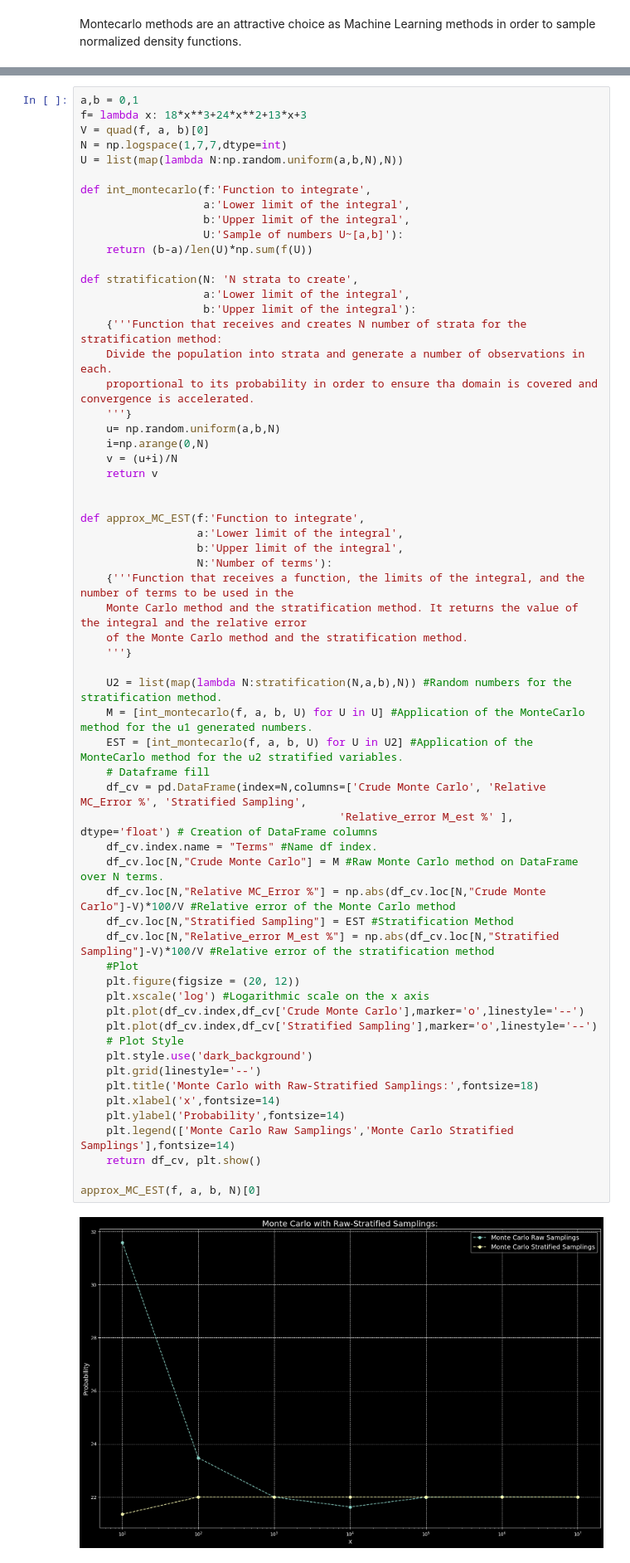
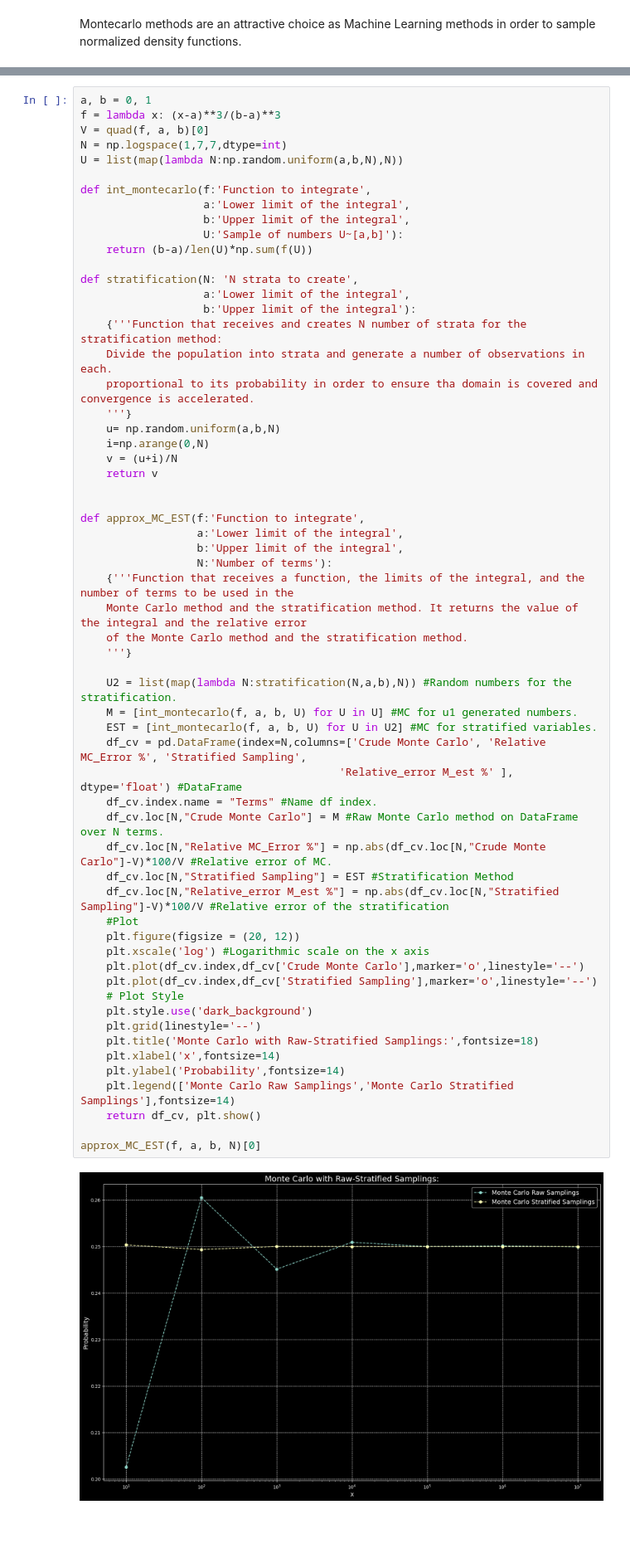
Before and after one commit to Robertochavezgue/Tarea7_Rchavez_EMarquez, a Jupyter notebook: nonlinear-eq_estimation.ipynb, the cells around one changed output, grey strips where cells are left out. Shown: that part at 83% size. Cells and saved outputs as stored; diff of their text form; blank space fills up the shorter version.

```diff
--- a/nonlinear-eq_estimation.ipynb
+++ b/nonlinear-eq_estimation.ipynb
@@ -258,8 +258,8 @@ $\therefore$, the estimator can be expressed with the solution of the integral f
 
 $$\hat{F}^{N} = \frac{b-a}{N-1} \sum_{i=0}^{N} f\bigg[a + \xi(b-a)\bigg]$$
 # %%
-a,b = 0,1
-f= lambda x: 18*x**3+24*x**2+13*x+3
+a, b = 0, 1
+f = lambda x: (x-a)**3/(b-a)**3
 V = quad(f, a, b)[0]
 N = np.logspace(1,7,7,dtype=int)
 U = list(map(lambda N:np.random.uniform(a,b,N),N))
@@ -285,40 +285,39 @@ def stratification(N: 'N strata to create',
 
 def approx_MC_EST(f:'Function to integrate',
                   a:'Lower limit of the integral',
                   b:'Upper limit of the integral',
                   N:'Number of terms'):
     {'''Function that receives a function, the limits of the integral, and the number of terms to be used in the
     Monte Carlo method and the stratification method. It returns the value of the integral and the relative error
     of the Monte Carlo method and the stratification method.
     '''}
 
-    U2 = list(map(lambda N:stratification(N,a,b),N)) #Random numbers for the stratification method.
-    M = [int_montecarlo(f, a, b, U) for U in U] #Application of the MonteCarlo method for the u1 generated numbers.
-    EST = [int_montecarlo(f, a, b, U) for U in U2] #Application of the MonteCarlo method for the u2 stratified variables.
-    # Dataframe fill
+    U2 = list(map(lambda N:stratification(N,a,b),N)) #Random numbers for the stratification.
+    M = [int_montecarlo(f, a, b, U) for U in U] #MC for u1 generated numbers.
+    EST = [int_montecarlo(f, a, b, U) for U in U2] #MC for stratified variables.
     df_cv = pd.DataFrame(index=N,columns=['Crude Monte Carlo', 'Relative MC_Error %', 'Stratified Sampling',
-                                        'Relative_error M_est %' ], dtype='float') # Creation of DataFrame columns
+                                        'Relative_error M_est %' ], dtype='float') #DataFrame
     df_cv.index.name = "Terms" #Name df index.
     df_cv.loc[N,"Crude Monte Carlo"] = M #Raw Monte Carlo method on DataFrame over N terms.
-    df_cv.loc[N,"Relative MC_Error %"] = np.abs(df_cv.loc[N,"Crude Monte Carlo"]-V)*100/V #Relative error of the Monte Carlo method
+    df_cv.loc[N,"Relative MC_Error %"] = np.abs(df_cv.loc[N,"Crude Monte Carlo"]-V)*100/V #Relative error of MC.
     df_cv.loc[N,"Stratified Sampling"] = EST #Stratification Method
-    df_cv.loc[N,"Relative_error M_est %"] = np.abs(df_cv.loc[N,"Stratified Sampling"]-V)*100/V #Relative error of the stratification method
+    df_cv.loc[N,"Relative_error M_est %"] = np.abs(df_cv.loc[N,"Stratified Sampling"]-V)*100/V #Relative error of the stratification
     #Plot
     plt.figure(figsize = (20, 12))
     plt.xscale('log') #Logarithmic scale on the x axis
     plt.plot(df_cv.index,df_cv['Crude Monte Carlo'],marker='o',linestyle='--')
     plt.plot(df_cv.index,df_cv['Stratified Sampling'],marker='o',linestyle='--')
     # Plot Style
     plt.style.use('dark_background')
     plt.grid(linestyle='--')
     plt.title('Monte Carlo with Raw-Stratified Samplings:',fontsize=18)
     plt.xlabel('x',fontsize=14)
     plt.ylabel('Probability',fontsize=14)
     plt.legend(['Monte Carlo Raw Samplings','Monte Carlo Stratified Samplings'],fontsize=14)
     return df_cv, plt.show()
 
 approx_MC_EST(f, a, b, N)[0]
 # %% [output]
-[figure, old version]
+[figure, new version]
 |  | Crude Monte Carlo | Relative MC_Error % | Stratified Sampling | Relative_error M_est % |
 | Terms |  |  |  |  |
```
Also changed, not shown: parts of 9 cells of this notebook, 3 other files.
